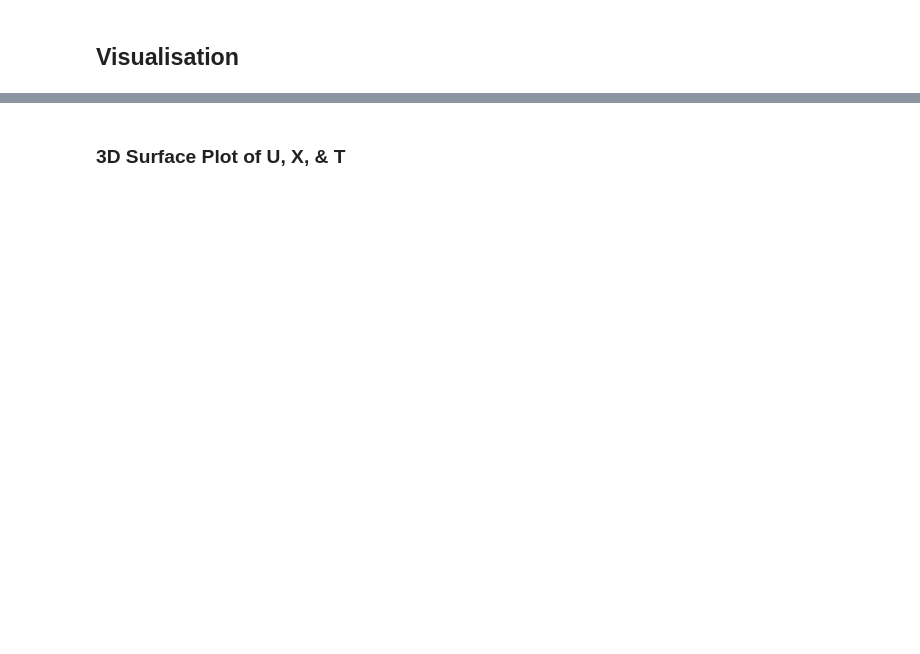
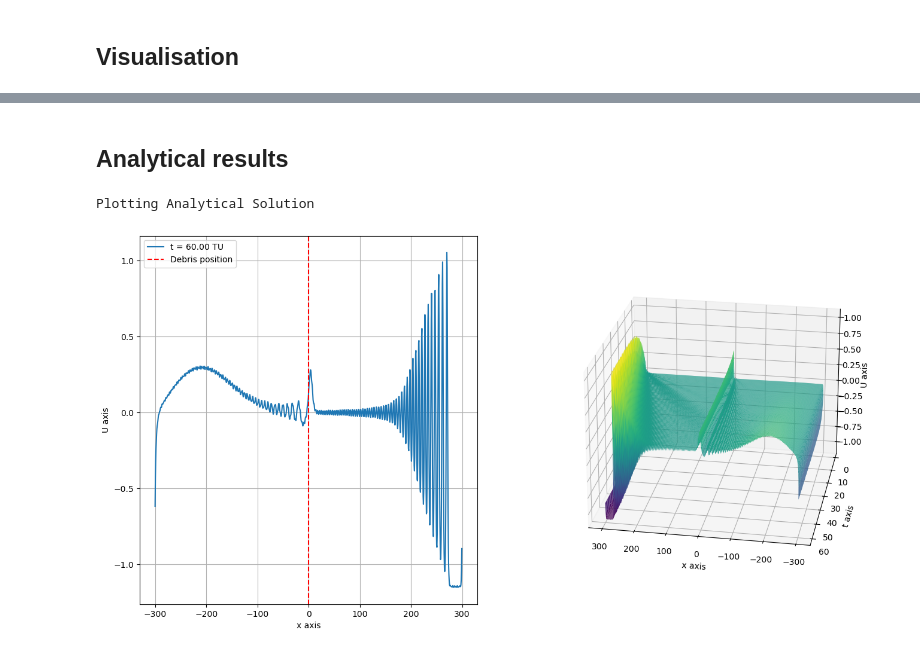
Before and after one commit to lsewards/Forced-kdv-plasma-solitons-simulation, a Jupyter notebook: Plasma soltion simulation.ipynb, the cells around one changed output, grey strips where cells are left out. Saved outputs shown, nothing was run; the diff lists cells and outputs as text; code cells hidden in the pictures; blank space fills up the shorter version.

```diff
--- a/Plasma soltion simulation.ipynb
+++ b/Plasma soltion simulation.ipynb
@@ -260,34 +291,39 @@ NameError: name 'analytical_time_array' is not defined
+# %% [markdown]
+## Analytical results
 # %%
-print("Plotting Numerical Solution.")
+
+time_tu = 60
+
+sol = anal_sol
+time_array = anal_time_array
+
+print("Plotting Analytical Solution ")
 # ---Display the final solution at the last time step---
-for i in range(len(numerical_time_array)):
-    if abs(numerical_time_array[i] - 60) < 1e-2:
+for i in range(len(time_array)):
+    if abs(num_time_array[i] - time_tu) < 1e-2:
         print(i)
         break
-plt.figure(figsize=(6,5))
-plt.plot(xi, numerical_sol[i], label=f"t = {numerical_time_array[i]:.2f} TU")
-plt.axvline(vd_norm * numerical_time_array[i] , color='red', linestyle='--', label="Debris position")
-plt.xlabel("x")
-plt.ylabel("U")
-plt.ylim(-1.5,3)
-plt.legend()
-plt.grid()
+
+Xi, Tau = np.meshgrid(xi, time_array)  # Create meshgrid for plotting
+
+fig = plt.figure(figsize=(16,8))
+ax = plt.subplot(121)
+ax.plot(xi, sol[i], label=f"t = {time_array[i]:.2f} TU")
+ax.axvline(vd_norm * time_array[i] , color='red', linestyle='--', label="Debris position")
+#ax.ylim(-1.5,3)
+ax.set_xlabel('x axis')
+ax.set_ylabel('U axis')
+ax.legend()
+ax.grid()
+
+ax = plt.subplot(122, projection='3d')
+ax.plot_surface(Xi, Tau, sol, rstride=1, cstride=1, cmap='viridis', linewidth=1)
+ax.set_xlabel('x axis')
+ax.set_ylabel('t axis')
+ax.set_zlabel('U axis')
+ax.view_init(elev=23, azim=100, roll=0)
+
 plt.show()
-
-print("Plotting Analytical Solution.")
-# ---Display the final solution at the last time step---
-for i in range(len(analytical_time_array)):
-    if abs(analytical_time_array[i] - 60) < 1e-2:
-        print(i)
-        break
-plt.figure(figsize=(6,5))
-plt.plot(xi, analytical_sol[i], label=f"t = {analytical_time_array[i]:.2f} TU")
-plt.axvline(vd_norm * analytical_time_array[i] , color='red', linestyle='--', label="Debris position")
-plt.xlabel("x")
-plt.ylabel("U")
-plt.ylim(-1.5,3)
-plt.legend()
-plt.grid()
-plt.show()
+# %% [output]
+Plotting Analytical Solution
+[figure, added]
-# %% [markdown]
-### 3D Surface Plot of U, X, & T
```
Also changed, not shown: parts of 14 cells of this notebook.
